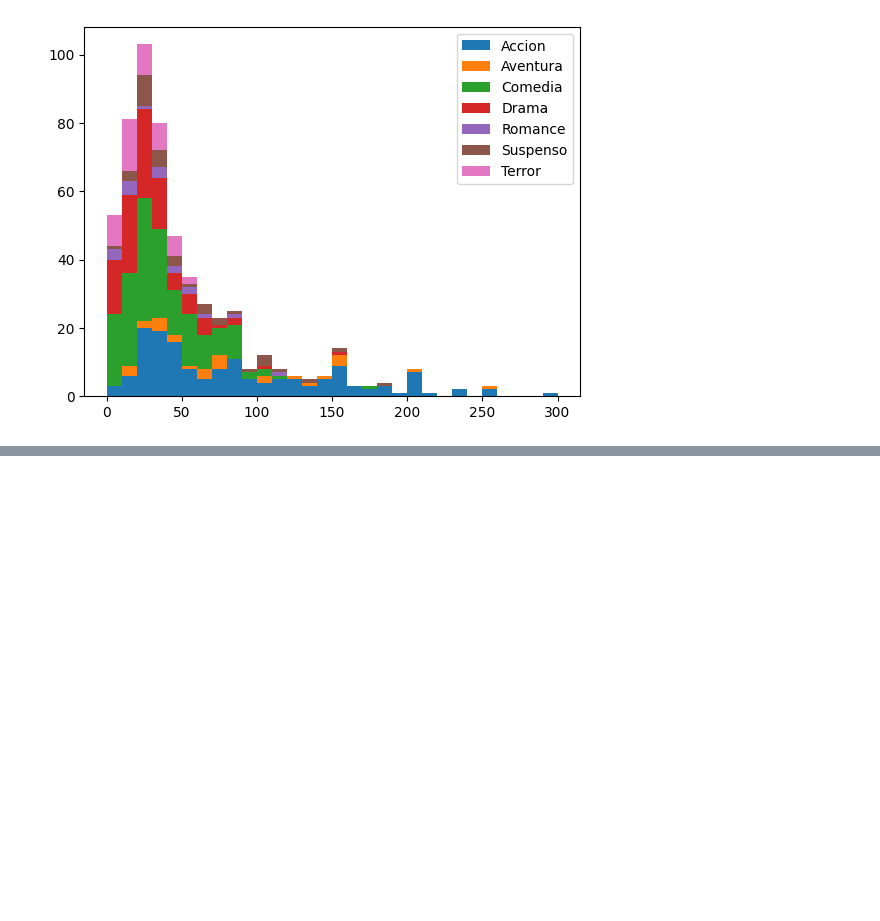
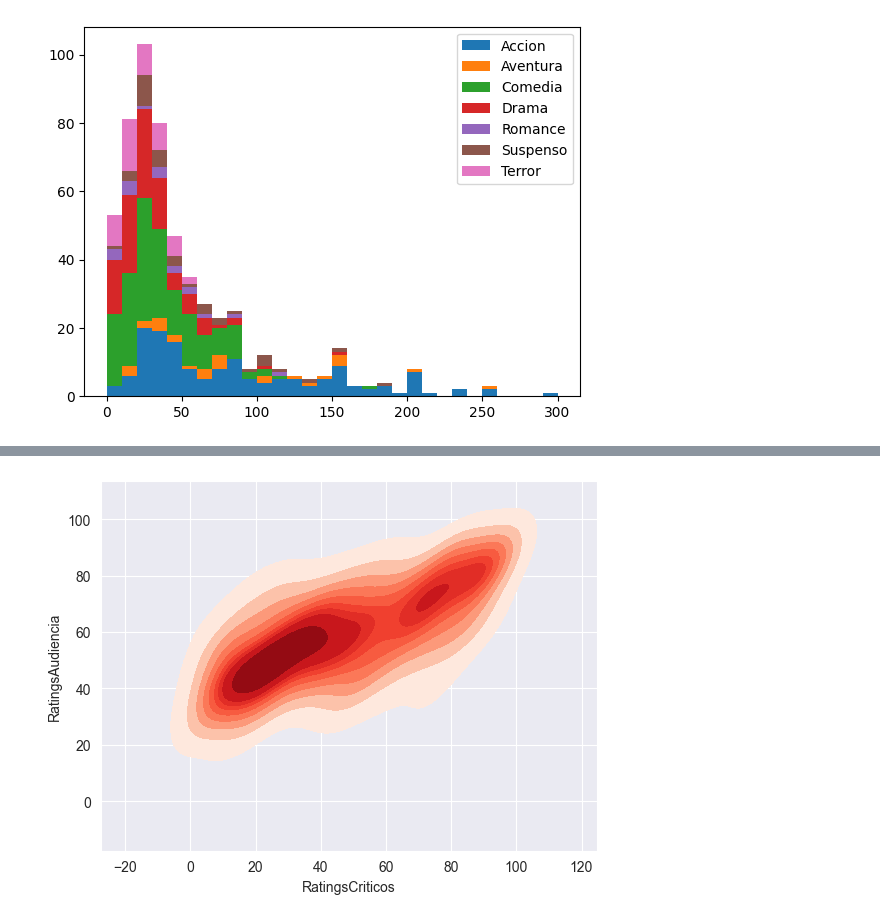
Before and after one commit to Marru73/Ejercicios-Python, a Jupyter notebook: CERTIFICADO IBM/Data_Science.ipynb, the cells around one changed output, grey strips where cells are left out. Cells and saved outputs as stored; diff of their text form; code cells hidden in the pictures; blank space fills up the shorter version.

```diff
--- a/CERTIFICADO IBM/Data_Science.ipynb
+++ b/CERTIFICADO IBM/Data_Science.ipynb
@@ -893,0 +894,6 @@ vis1 = sns.lmplot(data=peliculas, x='RatingsCriticos', y='RatingsAudiencia',\
+# %%
+sns.set_style('darkgrid')
+k1 = sns.kdeplot(x=peliculas.RatingsCriticos, y=peliculas.RatingsAudiencia, \
+                shade=True, shade_lowest=False, cmap='Reds')
+# %% [output]
+[figure, added]
```
Also changed, not shown: parts of 1 cell of this notebook.
